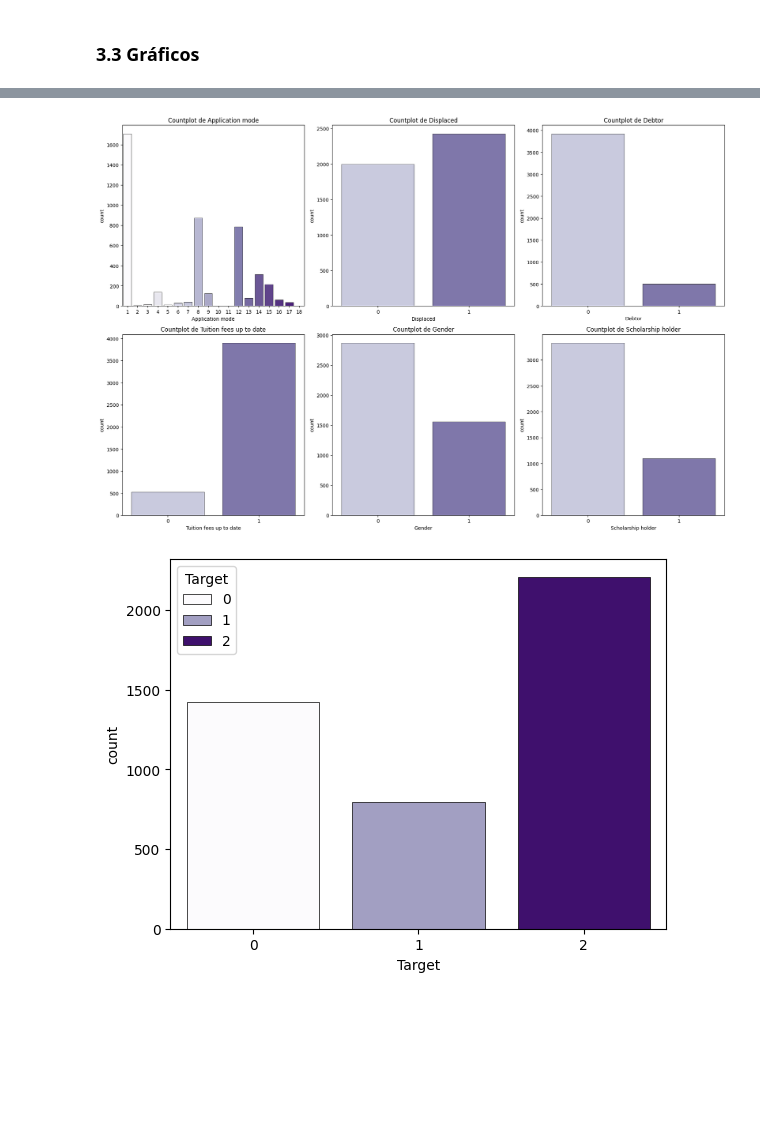
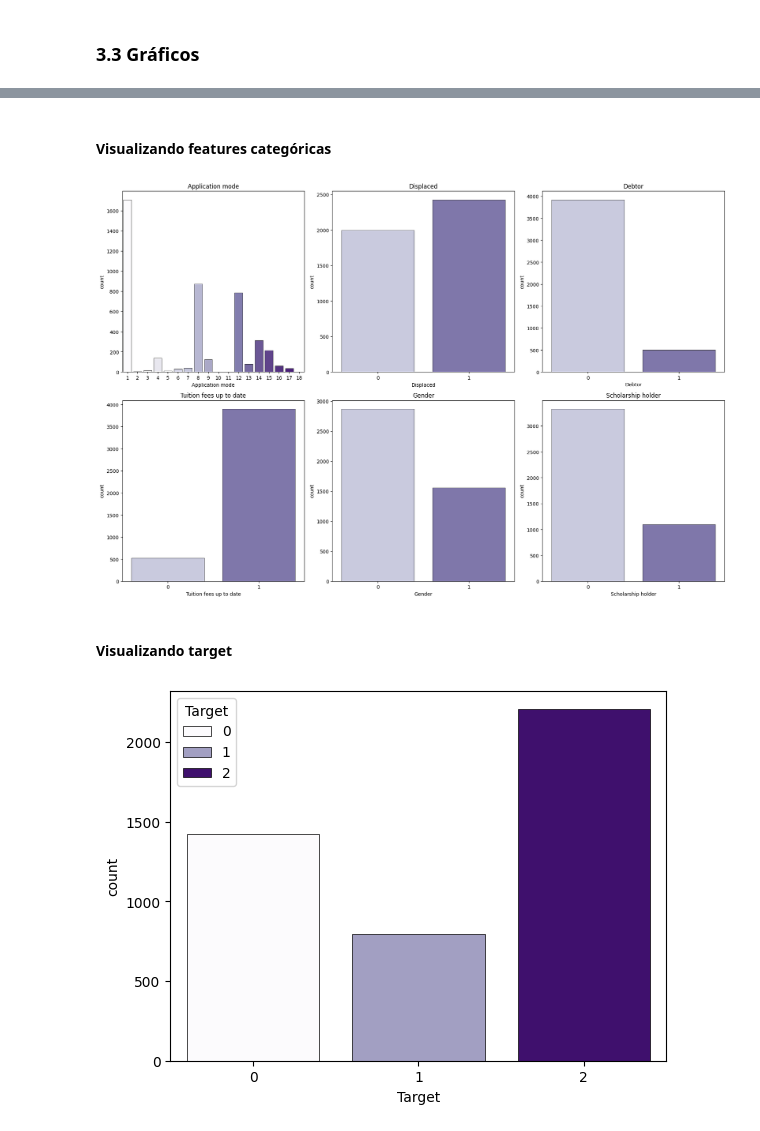
Before and after one commit to PurpleLobster31/ada-machinelearning2, a Jupyter notebook: notebooks/project.ipynb, the cells around one changed output, grey strips where cells are left out. Saved outputs shown, nothing was run; the diff lists cells and outputs as text; code cells hidden in the pictures; blank space fills up the shorter version.

```diff
--- a/notebooks/project.ipynb
+++ b/notebooks/project.ipynb
@@ -305,19 +307,23 @@ plot_histogram_and_boxplot(data=df_final, feature='Curricular units 2nd sem (gra
+# %% [markdown]
+#### Visualizando features categóricas
 # %%
 # Visualizando frequências das features categóricas
 
 features_cat = ['Application mode', 'Displaced', 'Debtor', 'Tuition fees up to date', 'Gender', 'Scholarship holder']
 
 fig, axes = plt.subplots(nrows=2, ncols=3, figsize=(18, 12))
 
 for feature, ax in zip(features_cat, axes.flatten()):
     sns.countplot(data=df_final, x=feature, hue=feature, palette="Purples", linewidth=0.5, edgecolor='black', ax=ax)
-    ax.set_title(f'Countplot de {feature}')
+    ax.set_title(f'{feature}')
     ax.legend_.remove()
 
 plt.tight_layout()
 plt.show()
 # %% [output]
-[figure, old version]
+[figure, new version]
+# %% [markdown]
+#### Visualizando target
 # %%
 sns.countplot(data=df_final, x='Target', hue='Target', palette="Purples", linewidth=0.5, edgecolor='black')
 plt.show()
```
Also changed, not shown: parts of 19 cells of this notebook.
